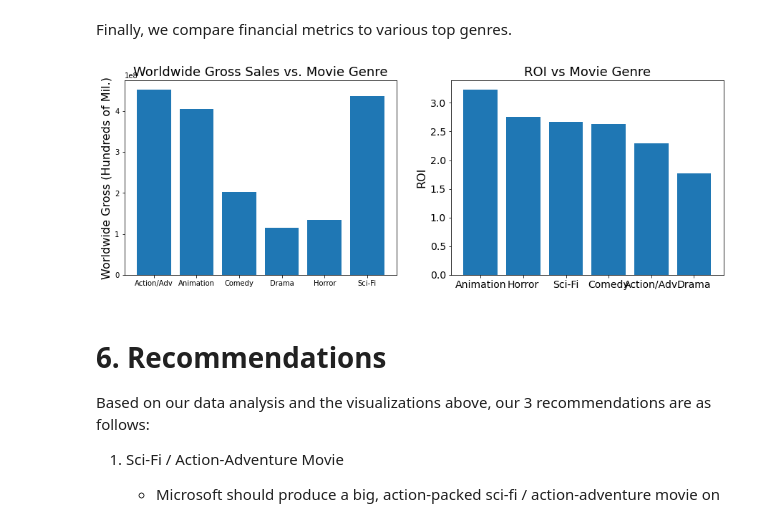
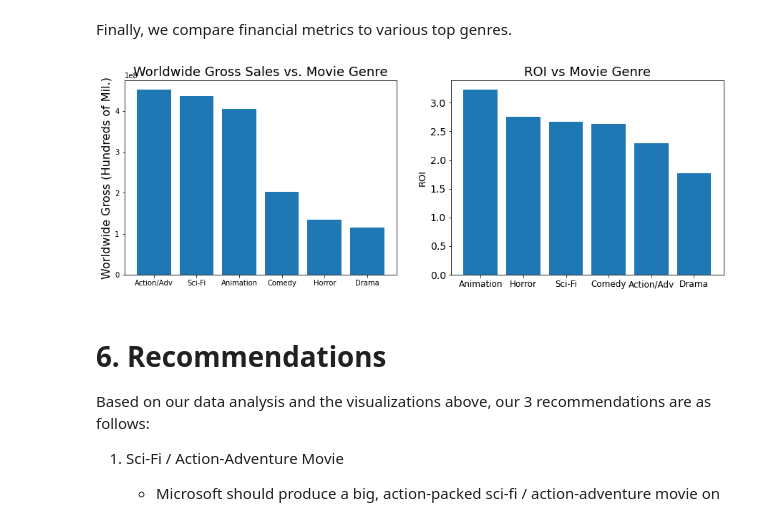
Before and after one commit to alecmills/phase-1-GroupProject, a Jupyter notebook: student.ipynb, the cells around one changed output. Cells and saved outputs as stored; diff of their text form; code cells hidden in the pictures.

Commit message:
Edit Graphs

```diff
--- a/student.ipynb
+++ b/student.ipynb
@@ -1025,33 +1030,33 @@ Finally, we compare financial metrics to various top genres.
 # %%
 #Recreating Mean_DF where the numbers are ints so we can use for bar graphs
 Mean_DF_Bar = pd.DataFrame(data, columns=['Movie Genre', 'Production Budget','Worldwide Gross','Net Income','ROI', 'Average Rating', 'Movie Count'])
 Mean_DF_Bar = Mean_DF_Bar.set_index('Movie Genre')
 Mean_DF_Bar = Mean_DF_Bar.astype(int).round(2)
-Mean_DF_Bar
+Mean_DF_Bar = Mean_DF_Bar.sort_values(by='Worldwide Gross', ascending=False)
 
 
 #Bar graphs for Net Income vs. Genre and ROI vs. Genre
 fig, (ax1, ax2) = plt.subplots(ncols=2, figsize=(15,5))
 
 ax1.bar(
     x = Mean_DF_Bar.index,
     height = Mean_DF_Bar['Worldwide Gross']
 )
 
 ax2.bar(
     x = Mean_DF.index,
     height = Mean_DF['ROI']
 )
 
 ax1.set_title("Worldwide Gross Sales vs. Movie Genre", fontsize = 18)
 ax2.set_title("ROI vs Movie Genre", fontsize = 18)
 ax1.set_ylabel("Worldwide Gross (Hundreds of Mil.)", fontsize = 16)
 
-ax2.set_ylabel("ROI", fontsize = 16)
-plt.xticks(fontsize=14)
+ax2.set_ylabel("ROI", fontsize = 13)
+plt.xticks(fontsize=12)
 plt.yticks(fontsize=14);
 # %% [output]
-[figure, old version]
+[figure, new version]
 # %% [markdown]
 # 6. Recommendations
 
```
Also changed, not shown: parts of 7 cells of this notebook.
